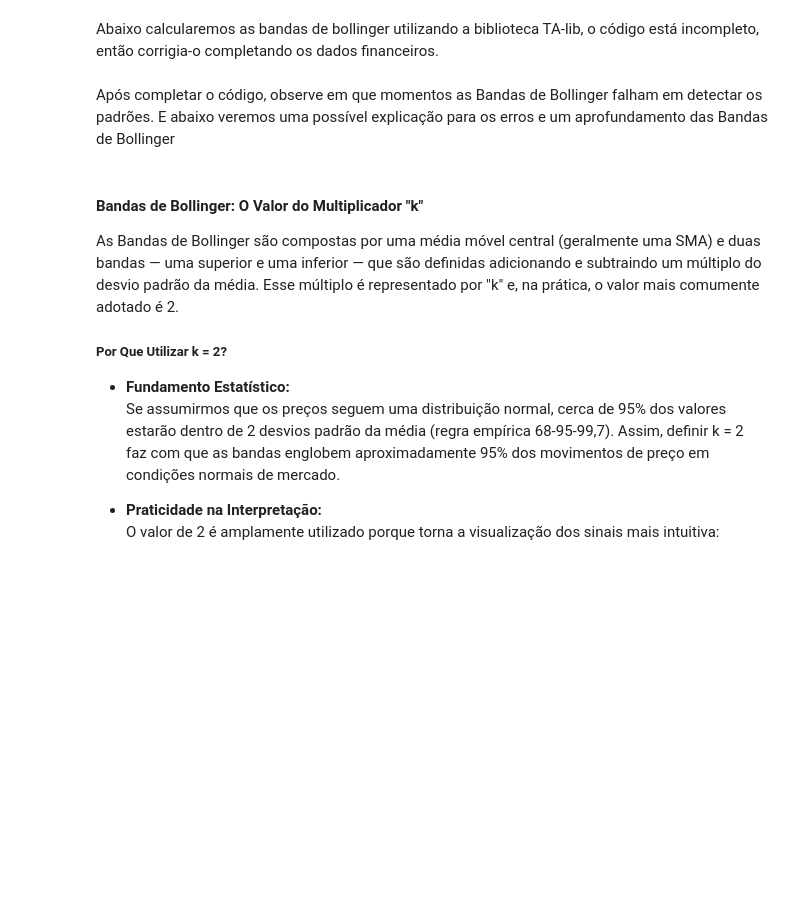
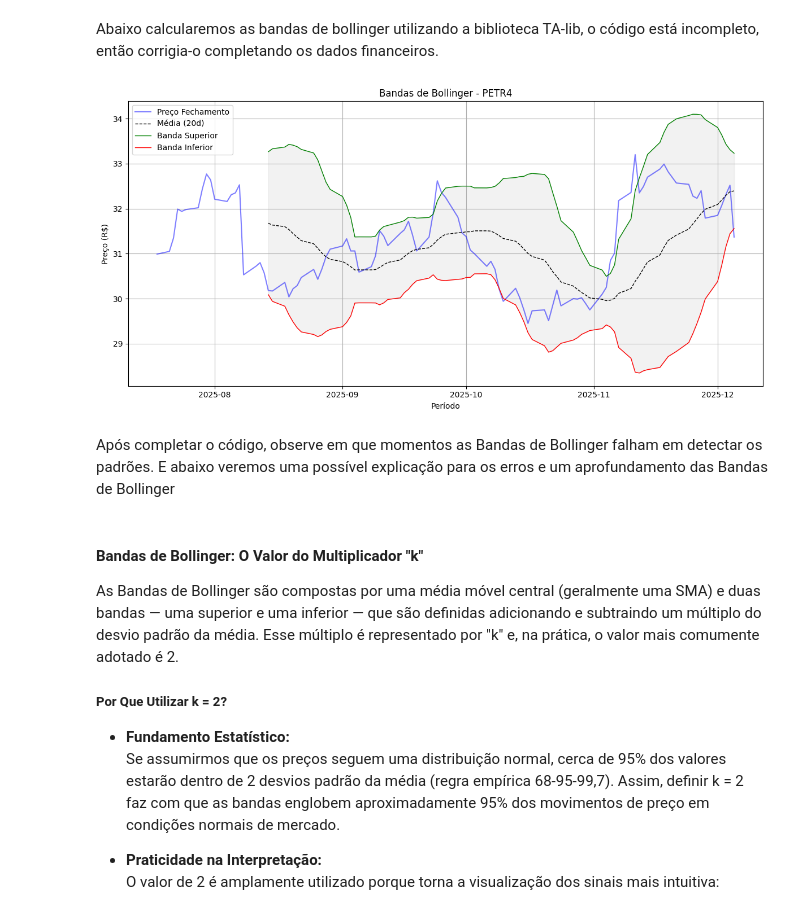
Before and after one commit to AnaBiaGZ/FEAdev-finquant-lab, a Jupyter notebook: Módulo 2 - Análise Quantitativa de Dados Financeiros/Lista 2.2.ipynb, the cells around one changed output. Saved outputs shown, nothing was run; the diff lists cells and outputs as text; code cells hidden in the pictures; blank space fills up the shorter version.

```diff
--- a/Módulo 2 - Análise Quantitativa de Dados Financeiros/Lista 2.2.ipynb
+++ b/Módulo 2 - Análise Quantitativa de Dados Financeiros/Lista 2.2.ipynb
@@ -890,25 +988,44 @@ As Bandas de Bollinger são um indicador de volatilidade desenvolvido por John B
 # %% [markdown]
 Abaixo calcularemos as bandas de bollinger utilizando a biblioteca TA-lib, o código está incompleto, então corrigia-o completando os dados financeiros.
 # %%
-import talib
-import numpy as np
+from ta.volatility import BollingerBands
 import matplotlib.pyplot as plt
-import pandas as pd
+
 
 # Complete o código e para que o plot saia corretamente, utilize a lib de sua preferência, yfinance ou alpha_vantage
+indicator_bb = BollingerBands(close=data['4. close'], window=20, window_dev=2)
 
-# Plotando os resultados
-plt.figure(figsize=(10,5))
-plt.plot(close, label='Preço de Fechamento', color='blue')
-plt.plot(middleband, label='SMA (20 dias)', color='black')
-plt.plot(upperband, label='Banda Superior', color='green')
-plt.plot(lowerband, label='Banda Inferior', color='red')
-plt.title("Bandas de Bollinger")
+# Calcular as 3 linhas (Bandas)
+# Middle Band (Média Móvel Simples)
+data['bb_mid'] = indicator_bb.bollinger_mavg()
+# Upper Band (Banda Superior)
+data['bb_high'] = indicator_bb.bollinger_hband()
+# Lower Band (Banda Inferior)
+data['bb_low'] = indicator_bb.bollinger_lband()
+
+plt.figure(figsize=(12, 6))
+
+# Plotar o Preço Real
+plt.plot(data.index, data['4. close'], label='Preço Fechamento', color='blue', alpha=0.5)
+
+# Plotar as Bandas
+plt.plot(data.index, data['bb_mid'], label='Média (20d)', color='black', linestyle='--', linewidth=1)
+plt.plot(data.index, data['bb_high'], label='Banda Superior', color='green', linewidth=1)
+plt.plot(data.index, data['bb_low'], label='Banda Inferior', color='red', linewidth=1)
+
+# Preencher o meio (Visual clássico das Bandas)
+plt.fill_between(data.index, data['bb_high'], data['bb_low'], color='gray', alpha=0.1)
+
+plt.title("Bandas de Bollinger - PETR4")
 plt.xlabel("Período")
-plt.ylabel("Preço")
+plt.ylabel("Preço (R$)")
 plt.legend()
 plt.grid(True)
+
+plt.tight_layout()
 plt.show()
+# %% [output]
+[figure, added]
 # %% [markdown]
 Após completar o código, observe em que momentos as Bandas de Bollinger falham em detectar os padrões. E abaixo veremos uma possível explicação para os erros e um aprofundamento das Bandas de Bollinger
 # %% [markdown]
```
Also changed, not shown: parts of 17 cells of this notebook.
